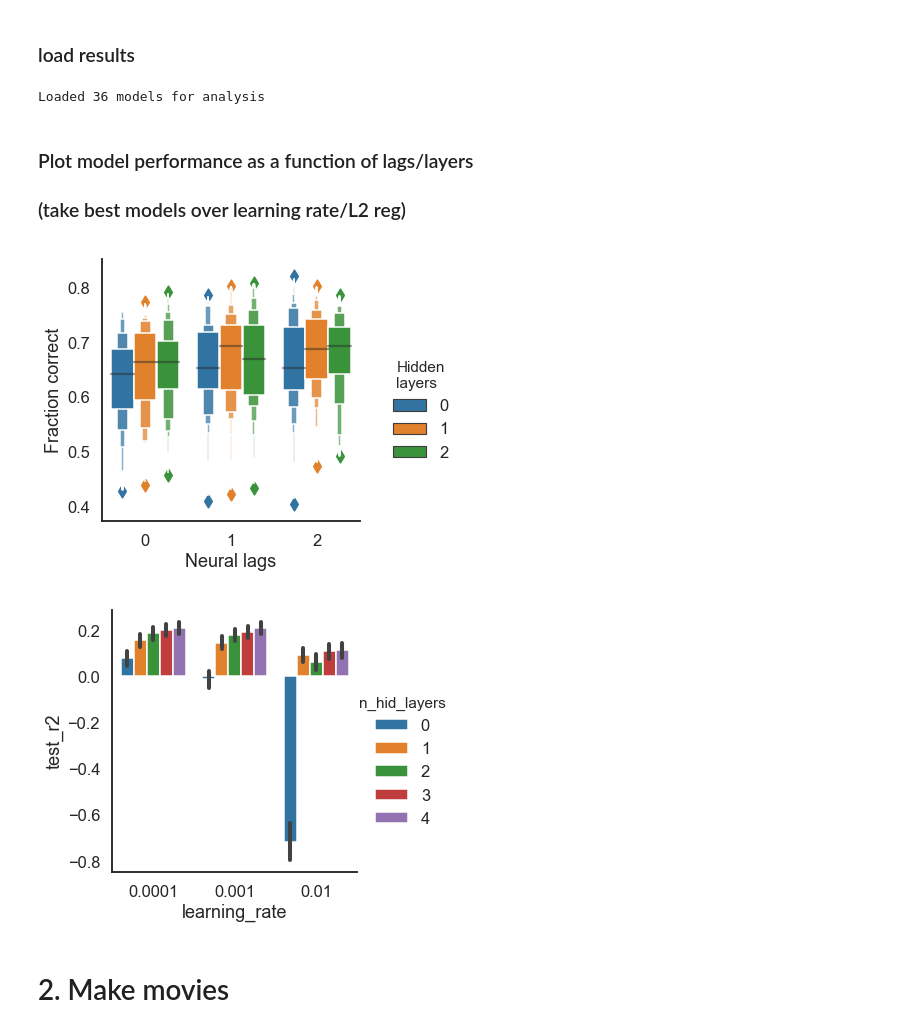
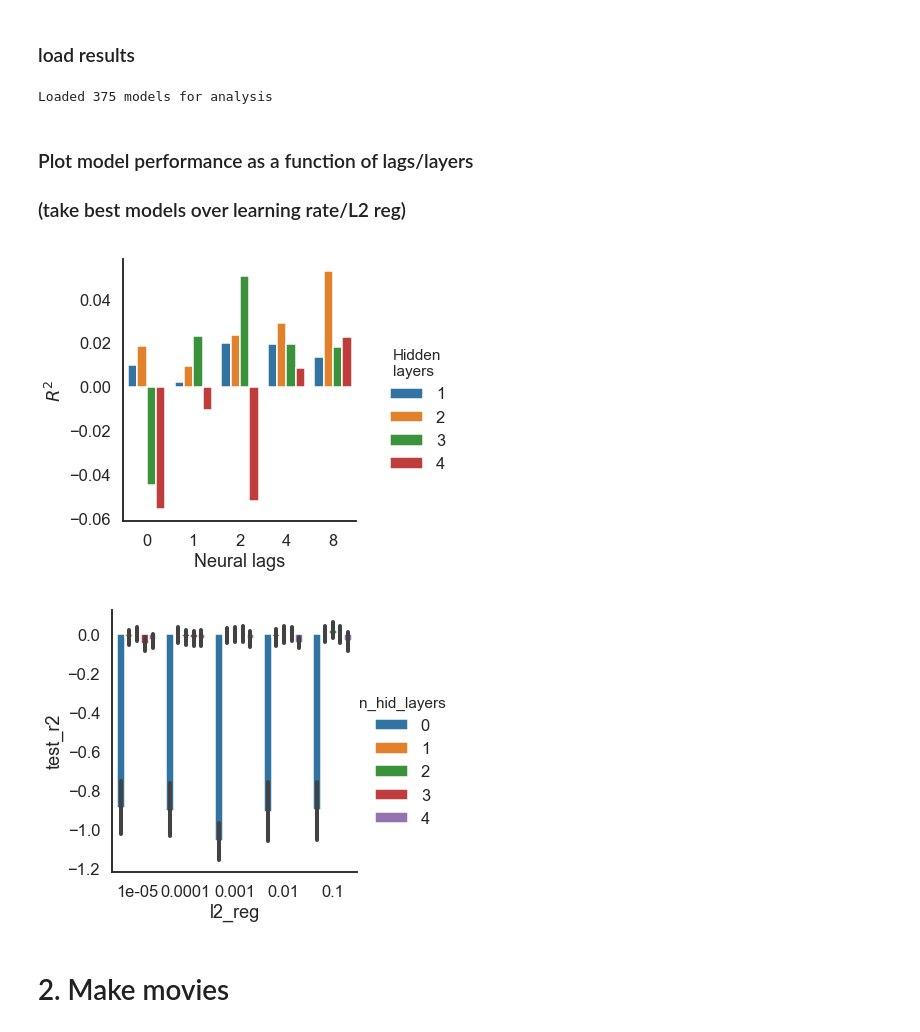
Before and after one commit to themattinthehatt/behavenet, a Jupyter notebook: analyses/decoder_analysis_notebook.ipynb, the cells around one changed output. Cells and saved outputs as stored; diff of their text form; code cells hidden in the pictures.

```diff
--- a/analyses/decoder_analysis_notebook.ipynb
+++ b/analyses/decoder_analysis_notebook.ipynb
@@ -22,9 +22,9 @@ hparams = {
     'data_dir': '/home/mattw/data',  # might be a different path than what is saved in hparams
     'tt_save_path': '/home/mattw/results/behavenet'}
 
-lab = 'musall'
+lab = 'datta'
 model_types = ['linear', 'ff']  # keep both
-model_class = 'neural-arhmm'  # 'neural-ae' | 'neural-arhmm'
+model_class = 'neural-ae'  # 'neural-ae' | 'neural-arhmm'
 expt_name = 'grid_search'
 
 metrics = []
@@ -71,7 +71,7 @@ for model_type in model_types:
 metrics_df = pd.concat(metrics, sort=False)
 print('Loaded %i models for analysis' % model_counter)
 # %% [output]
-Loaded 36 models for analysis
+Loaded 375 models for analysis
 # %% [markdown]
 ### Plot model performance as a function of lags/layers
 ### (take best models over learning rate/L2 reg)
@@ -105,44 +105,44 @@ best_models_df = pd.concat(best_models_list)
 # %%
 # PLOT
 sns.set_style('white')
 sns.set_context('talk')
 
 if model_class == 'neural-ae':
-    y_axis = 'test_r2' # 'test_loss' | 'test_r2'
+    y_axis = 'val_loss' # 'test_loss' | 'test_r2'
     meas_str = 'R2'
     plot_type = 'bar'
 elif model_class == 'neural-arhmm':
     y_axis = 'test_fc'
     meas_str = 'FC'
     plot_type = 'boxen'
 x_axis = 'n_lags'
 
 splt = sns.catplot(
-    x=x_axis, y=y_axis, hue=hue, kind=plot_type, data=best_models_df, ci=None)
+    x=x_axis, y=y_axis, hue=hue, kind=plot_type, data=best_models_df[best_models_df.n_hid_layers>0], ci=None)
 if y_axis == 'test_r2':
     splt.ax.set_ylabel('$R^2$')
 elif y_axis == 'test_loss':
     splt.ax.set_ylabel('MSE')
 elif y_axis == 'test_fc':
     splt.ax.set_ylabel('Fraction correct')
 splt.ax.set_xlabel('Neural lags')
 if hue is not None:
     splt._legend.set_title('Hidden\nlayers')
 
-if save_outputs:
-    save_file = os.path.join(results_dir, '%s_decoder_%ss_by_trial' % (lab, meas_str))
-else:
-    save_file = None
+# if save_outputs:
+#     save_file = os.path.join(results_dir, '%s_decoder_%ss_by_trial' % (lab, meas_str))
+# else:
+#     save_file = None
 
-if save_file is not None:
-    plt.savefig(save_file + '.jpg', dpi=300, format='jpeg')
+# if save_file is not None:
+#     plt.savefig(save_file + '.jpg', dpi=300, format='jpeg')
 
 plt.show()
 # %% [output]
-[figure, old version]
+[figure, new version]
 # %%
 # look at reg vals/learning rate
-measure = 'learning_rate'  # 'learning_rate' | 'l2_reg'
+measure = 'l2_reg'  # 'learning_rate' | 'l2_reg'
 
 if measure == 'learning_rate':
     get_best = 'l2_reg'
@@ -168,7 +168,7 @@ hue = 'n_hid_layers'
 splt = sns.catplot(
     x=x_axis, y=y_axis, hue=hue, kind=plot_type, data=data_queried)
 # %% [output]
-[figure, old version]
+[figure, new version]
 # %% [markdown]
 # 2. Make movies
 # %%
```
Also changed, not shown: parts of 11 cells of this notebook, 11 other files.
